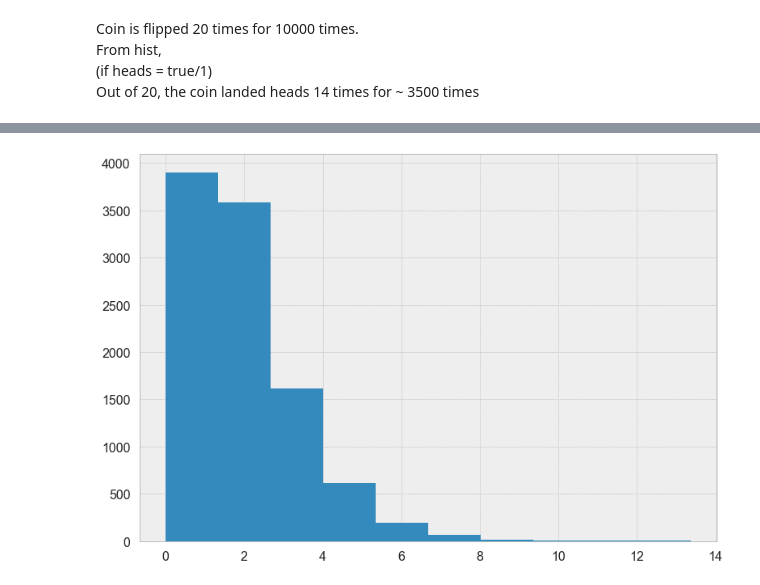
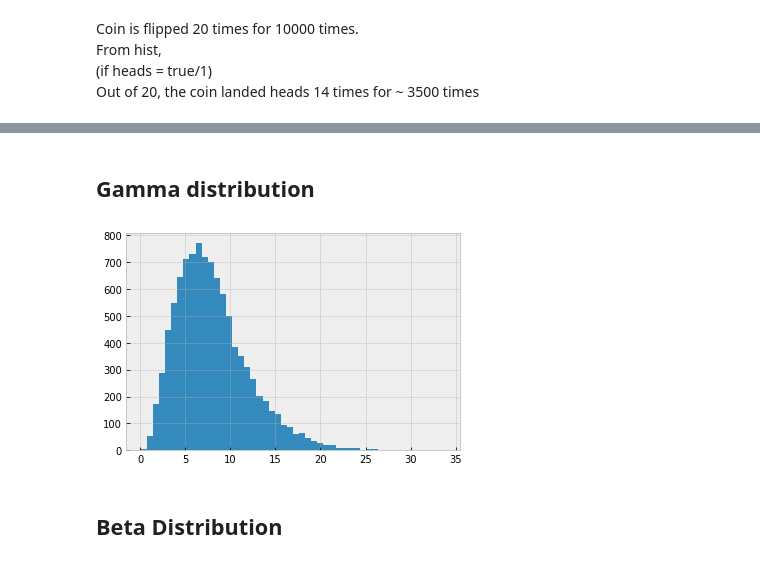
Before and after one commit to atharvakale31/PR_ML, a Jupyter notebook: Where priors come from.ipynb, the cells around one changed output, grey strips where cells are left out. Cells and saved outputs as stored; diff of their text form; code cells hidden in the pictures.

```diff
--- a/Where priors come from.ipynb
+++ b/Where priors come from.ipynb
@@ -8,4 +12,4 @@ import math
 # %%
 plt.style.use('bmh')
 def display_histogram(dist, samples=10000, **kwargs):
-    plt.hist(dist(samples), **kwargs)
+    plt.hist(dist(samples), **kwargs,bins=50)
@@ -87,10 +109,14 @@ array([[1., 0., 0.],
+# %% [markdown]
+## Gamma distribution
 # %%
 def gamma(shape, scale):
     return lambda s: r.gamma(shape, scale, s)
 
-display_histogram(gamma(2, 1), 10000)
+display_histogram(gamma(4,2), 10000)  # gamma(k,theta) k : shape, theta : scale
 # %% [output]
-[figure, old version]
+[figure, new version]
+# %% [markdown]
+## Beta Distribution
 # %%
 def beta(a, b):
     def samples(s):
```
Also changed, not shown: parts of 34 cells of this notebook.
